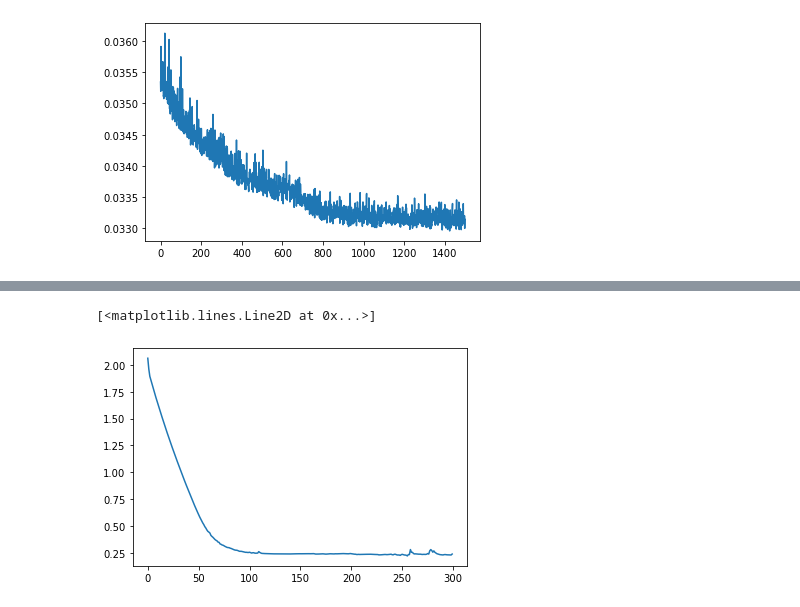
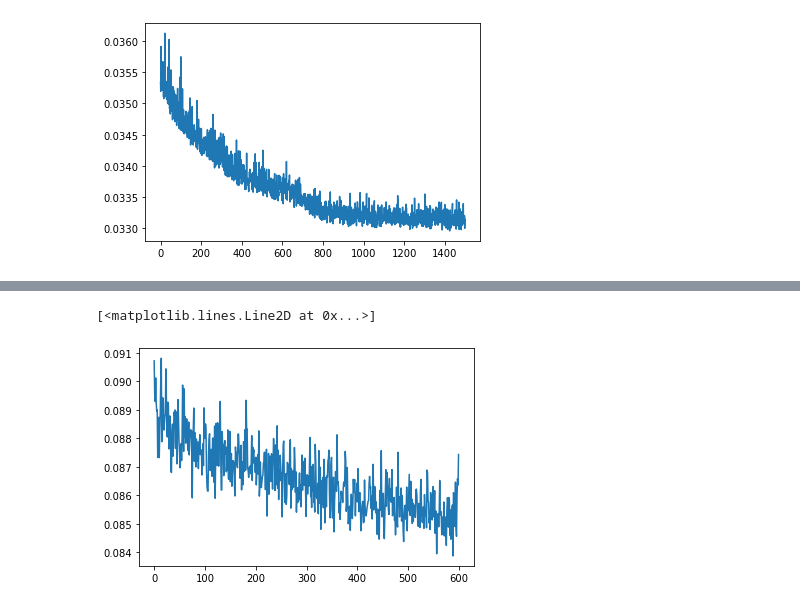
Before and after one commit to TurquoiseKitty/AssortmentNN, a Jupyter notebook: EXP13-2DNN.ipynb, the cells around one changed output, grey strips where cells are left out. Drawn from its saved outputs; the diff is of its cells as text; code cells hidden in the pictures.

```diff
--- a/EXP13-2DNN.ipynb
+++ b/EXP13-2DNN.ipynb
@@ -124,9 +140,9 @@ plt.plot(train_loss[1000:])
 # %%
 import numpy as np
 import matplotlib.pyplot as plt
 
 vali_loss = np.load('EXP13_dump/DNN2_vali_loss.npy')
-plt.plot(vali_loss)
+plt.plot(vali_loss[400:])
 # %% [output]
 [<matplotlib.lines.Line2D at 0x...>]
-[figure, old version]
+[figure, new version]
```
Also changed, not shown: parts of 4 cells of this notebook, 6 other files.
